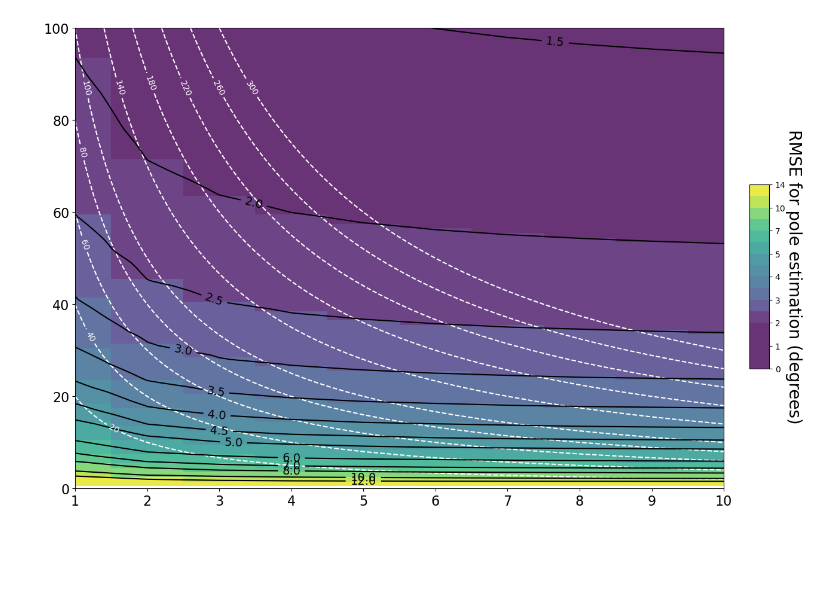
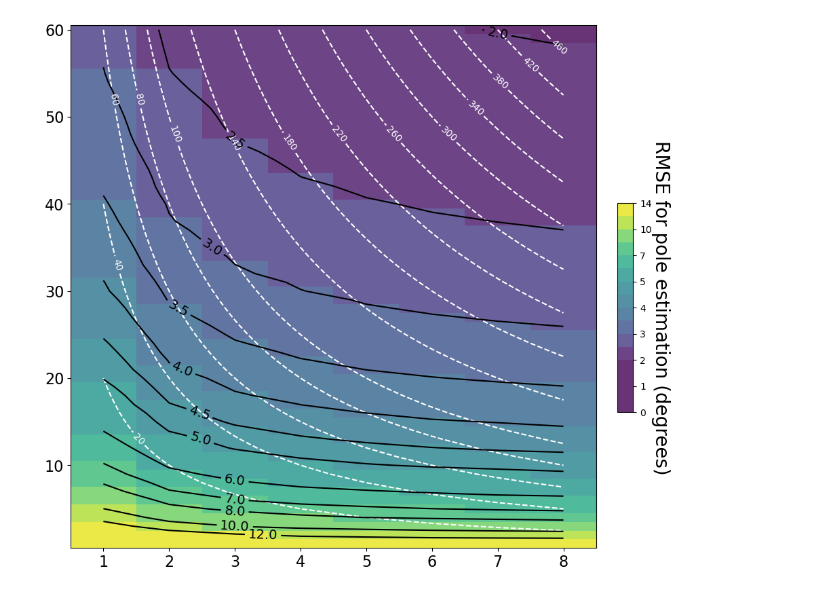
Before and after one commit to PolarWandering/PaleoSampling, a Jupyter notebook: notebooks/DIY-Figure1.ipynb, the cells around one changed output. Saved outputs shown, nothing was run; the diff lists cells and outputs as text; code cells hidden in the pictures; blank space fills up the shorter version.

```diff
--- a/notebooks/DIY-Figure1.ipynb
+++ b/notebooks/DIY-Figure1.ipynb
@@ -88,11 +96,12 @@ def find_nearest(A, a0):
 def plot_angle_error(df):
 
     fig, axes = plt.subplots()
-    fig.set_size_inches(14, 10)
+    fig.set_size_inches(10, 10)
 
-    caxes    = axes.inset_axes([1.04, 0.26, 0.03, 0.4])
+    caxes = axes.inset_axes([1.04, 0.26, 0.03, 0.4])
 
-    def contour_plot(df_, ax, cax, bounds, cmap, cbar_title, make_levels=True, make_contours=True, color_max=16, ticks=None, xmax=40):
+    def contour_plot(df_, ax, cax, bounds, cmap, cbar_title, make_levels=True, make_contours=True,
+                     color_max=16, ticks=None, xmax=40):
 
         X = df_.columns.values
         Y = df_.index.values
@@ -109,40 +118,40 @@ def plot_angle_error(df):
 
         if make_levels:
             N = x * y
-            levels = np.hstack([np.arange(0.0, 100.0, 20), np.arange(100.0, 310, 40.)])
+            levels = np.hstack([np.arange(0.0, 100.0, 20), np.arange(100.0, 1010, 40.)])
             IsoNLines = ax.contour(x, y, N, 10, colors='white', linestyles="dashed", levels=levels)
             ax.clabel(IsoNLines, inline=True, fontsize=10)
 
         ColorGrid = ax.pcolormesh(x, y, Z_rounded, cmap=cmap, norm=colors.LogNorm(vmin=2, vmax=color_max), alpha=0.8)
 
         if make_contours:
             ContourLines = ax.contour(x, y, Z, 10, colors='k', levels=bounds)
             ax.clabel(ContourLines, inline=True, fontsize=14)
 
-        ax.set_xlim([1, n0_max])
-        ax.set_ylim([0, N_max])
+        # ax.set_xlim([1, n0_max])
+        # ax.set_ylim([0, N_max])
         ax.set_xlabel(None)
         ax.set_ylabel(None)
         # ax.set_xticks([1,2,3,4,5,6,7,10,15])
         ax.xaxis.set_tick_params(labelsize=16)
         ax.yaxis.set_tick_params(labelsize=16)
 
         cbar = plt.colorbar(ColorGrid, cax=cax, boundaries=bounds, orientation='vertical')#, fraction=0.02, location='right')
         cbar.set_label(cbar_title, rotation=270, fontsize=20, labelpad=20)
 
         return None
 
     contour_plot(df,
                  axes,
                  cax=caxes,
                  bounds=np.hstack([np.arange(0.0, 5.0, 0.5), np.arange(5.0, 8, 1.0), np.arange(8.0, 16.0, 2.0)]),
                  cmap='viridis',
                  cbar_title="RMSE for pole estimation (degrees)",
                  color_max=14,
                  ticks=[1, 4, 7, 10, 15, 20, 30, 40])
+
+df_pivot = df.pivot(index='N', columns='n0', values='error_angle_theoretical')
+
+plot_angle_error(df_pivot)
+# %% [output]
+[figure, added]
-# %%
-df_pivot = df.pivot(index='N', columns='n0', values='error_angle_theoretical')
-
-plot_angle_error(df_pivot)
-# %% [output]
-[figure, removed]
```
Also changed, not shown: parts of 11 cells of this notebook.
